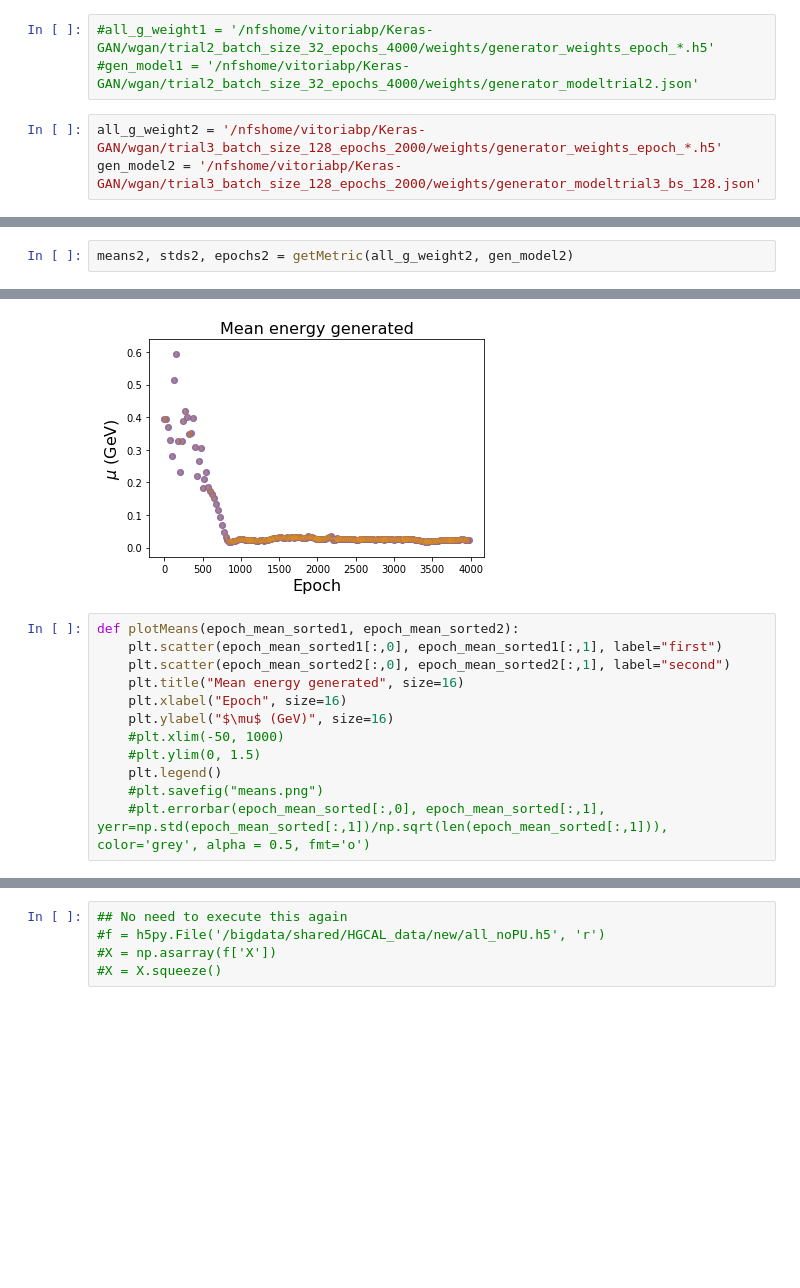
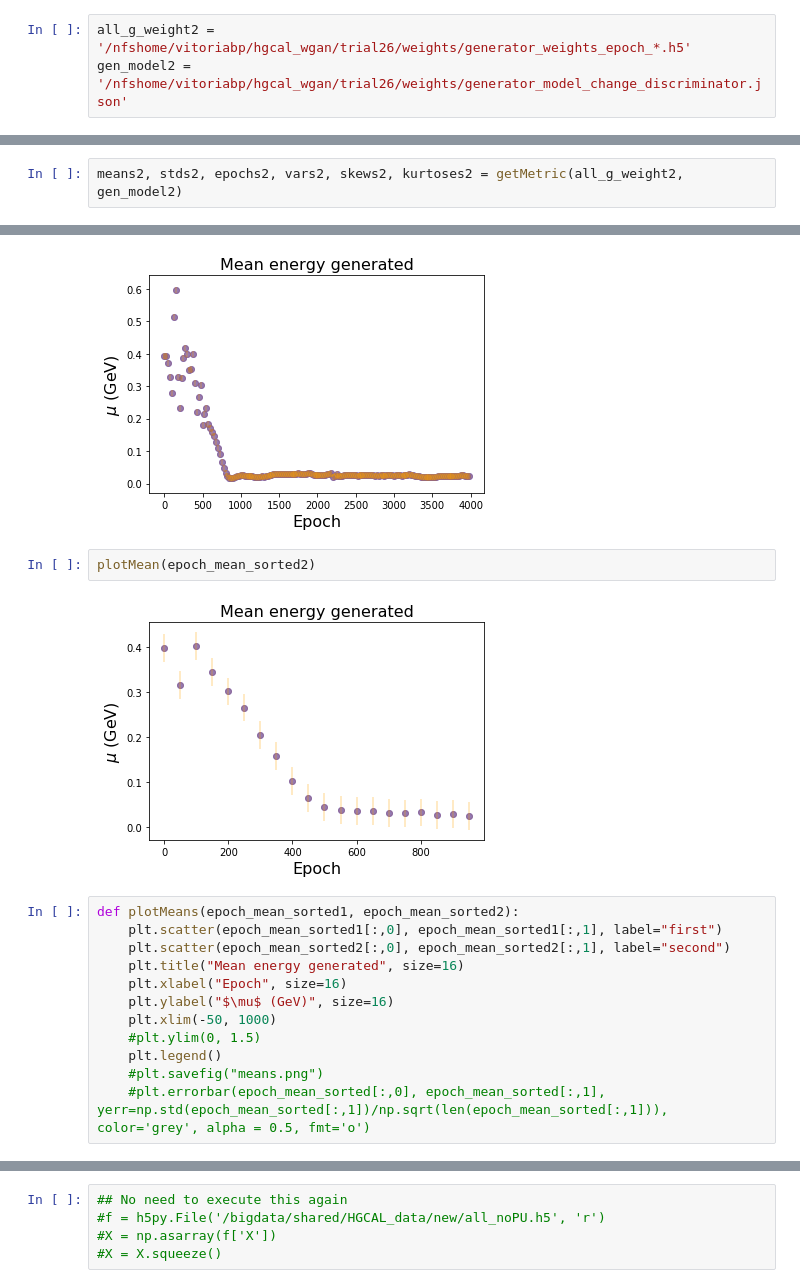
Before and after one commit to vitoriapacela/hgcal_wgan, a Jupyter notebook: evaluation.ipynb, the cells around one changed output, grey strips where cells are left out. Drawn from its saved outputs; the diff is of its cells as text; blank space fills up the shorter version.

```diff
--- a/evaluation.ipynb
+++ b/evaluation.ipynb
@@ -68,6 +72,3 @@ def getMetric(all_g_weight, gen_model):
 # %%
-#all_g_weight1 = '/nfshome/vitoriabp/Keras-GAN/wgan/trial2_batch_size_32_epochs_4000/weights/generator_weights_epoch_*.h5'
-#gen_model1 = '/nfshome/vitoriabp/Keras-GAN/wgan/trial2_batch_size_32_epochs_4000/weights/generator_modeltrial2.json'
+all_g_weight2 = '/nfshome/vitoriabp/hgcal_wgan/trial26/weights/generator_weights_epoch_*.h5'
+gen_model2 = '/nfshome/vitoriabp/hgcal_wgan/trial26/weights/generator_model_change_discriminator.json'
-# %%
-all_g_weight2 = '/nfshome/vitoriabp/Keras-GAN/wgan/trial3_batch_size_128_epochs_2000/weights/generator_weights_epoch_*.h5'
-gen_model2 = '/nfshome/vitoriabp/Keras-GAN/wgan/trial3_batch_size_128_epochs_2000/weights/generator_modeltrial3_bs_128.json'
@@ -84,5 +80,5 @@ Using TensorFlow backend.
 # %%
-means2, stds2, epochs2 = getMetric(all_g_weight2, gen_model2)
+means2, stds2, epochs2, vars2, skews2, kurtoses2 = getMetric(all_g_weight2, gen_model2)
 # %%
 def sortMeans(epochs, means):
     epoch_mean = np.array([np.asarray(epochs), np.asarray(means)])
@@ -107,6 +103,10 @@ def plotMean(epoch_mean_sorted):
 plotMean(epoch_mean_sorted1)
 # %% [output]
 [figure]
+# %%
+plotMean(epoch_mean_sorted2)
+# %% [output]
+[figure, added]
 # %%
 def plotMeans(epoch_mean_sorted1, epoch_mean_sorted2):
     plt.scatter(epoch_mean_sorted1[:,0], epoch_mean_sorted1[:,1], label="first")
@@ -114,7 +114,7 @@ def plotMeans(epoch_mean_sorted1, epoch_mean_sorted2):
     plt.title("Mean energy generated", size=16)
     plt.xlabel("Epoch", size=16)
     plt.ylabel("$\mu$ (GeV)", size=16)
-    #plt.xlim(-50, 1000)
+    plt.xlim(-50, 1000)
     #plt.ylim(0, 1.5)
     plt.legend()
     #plt.savefig("means.png")
```
Also changed, not shown: parts of 21 cells of this notebook.
